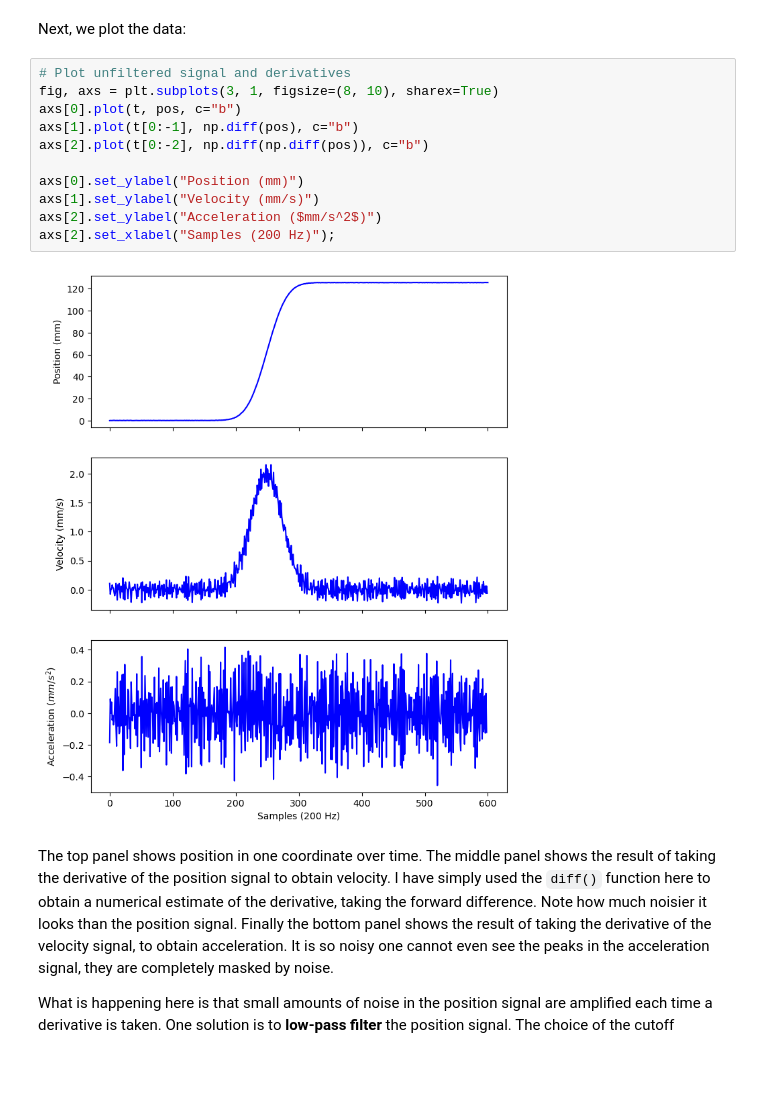
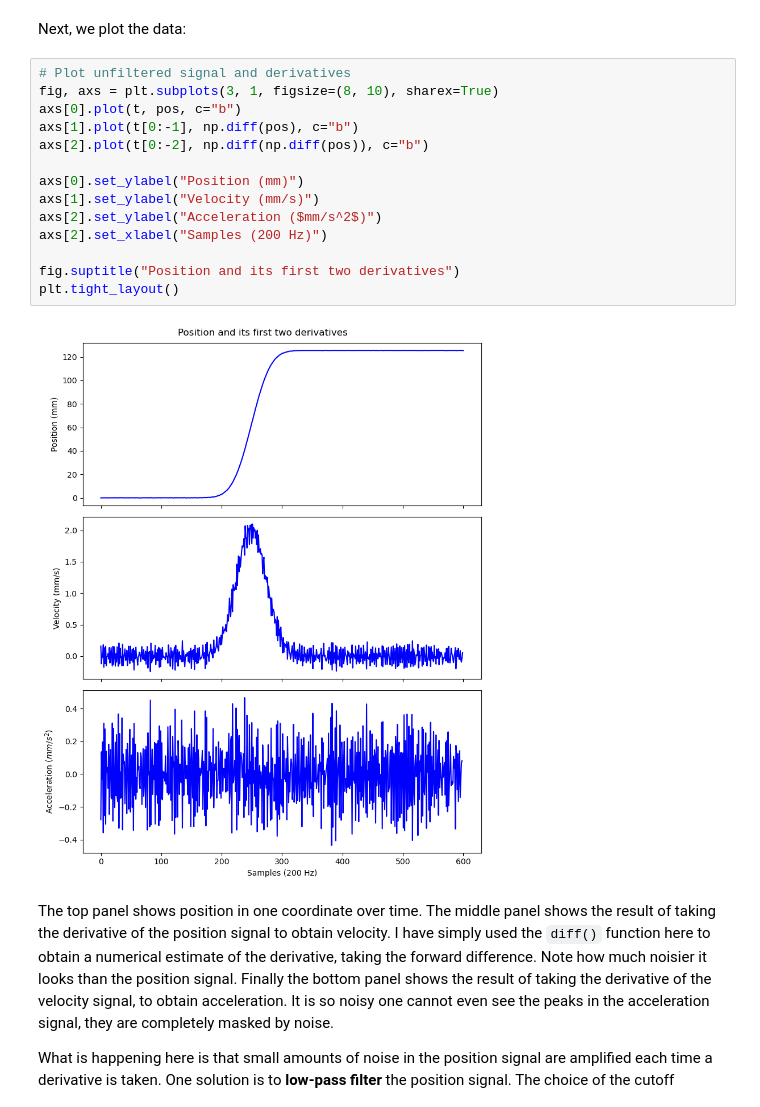
Before and after one commit to hyosubkim/NESC_3505_textbook, a Jupyter notebook: 8-signal_processing/signals-sampling-filtering.ipynb, the cells around one changed output. Cells and saved outputs as stored; diff of their text form; blank space fills up the shorter version.

```diff
--- a/8-signal_processing/signals-sampling-filtering.ipynb
+++ b/8-signal_processing/signals-sampling-filtering.ipynb
@@ -371,16 +412,19 @@ Next, we plot the data:
 # %%
 # Plot unfiltered signal and derivatives
 fig, axs = plt.subplots(3, 1, figsize=(8, 10), sharex=True)
 axs[0].plot(t, pos, c="b")
 axs[1].plot(t[0:-1], np.diff(pos), c="b")
 axs[2].plot(t[0:-2], np.diff(np.diff(pos)), c="b")
 
 axs[0].set_ylabel("Position (mm)")
 axs[1].set_ylabel("Velocity (mm/s)")
 axs[2].set_ylabel("Acceleration ($mm/s^2$)")
-axs[2].set_xlabel("Samples (200 Hz)");
+axs[2].set_xlabel("Samples (200 Hz)")
+
+fig.suptitle("Position and its first two derivatives")
+plt.tight_layout()
 # %% [output]
-[figure, old version]
+[figure, new version]
 # %% [markdown]
 The top panel shows position in one coordinate over time. The middle panel shows the result of taking the derivative of the position signal to obtain velocity. I have simply used the `diff()` function here to obtain a numerical estimate of the derivative, taking the forward difference. Note how much noisier it looks than the position signal. Finally the bottom panel shows the result of taking the derivative of the velocity signal, to obtain acceleration. It is so noisy one cannot even see the peaks in the acceleration signal, they are completely masked by noise.
 
```
Also changed, not shown: parts of 13 cells of this notebook.
